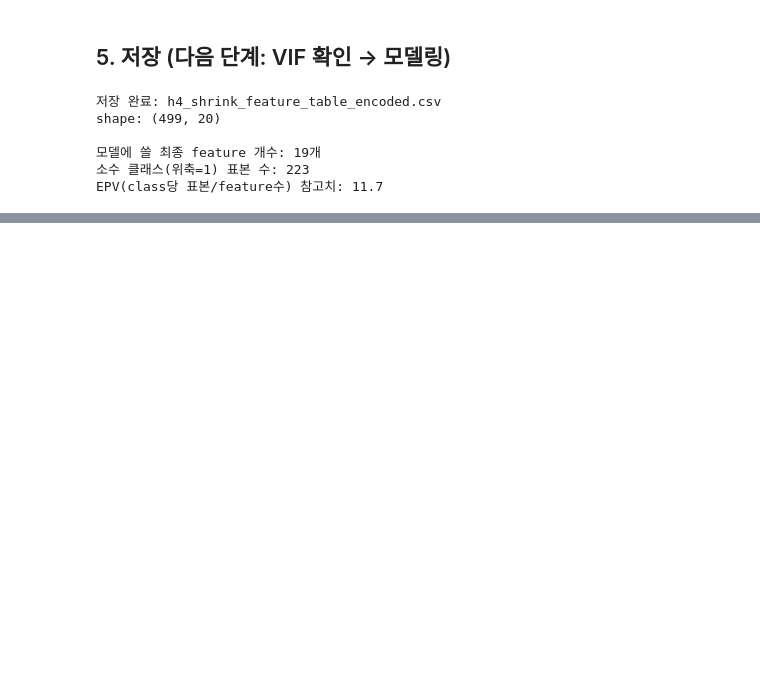
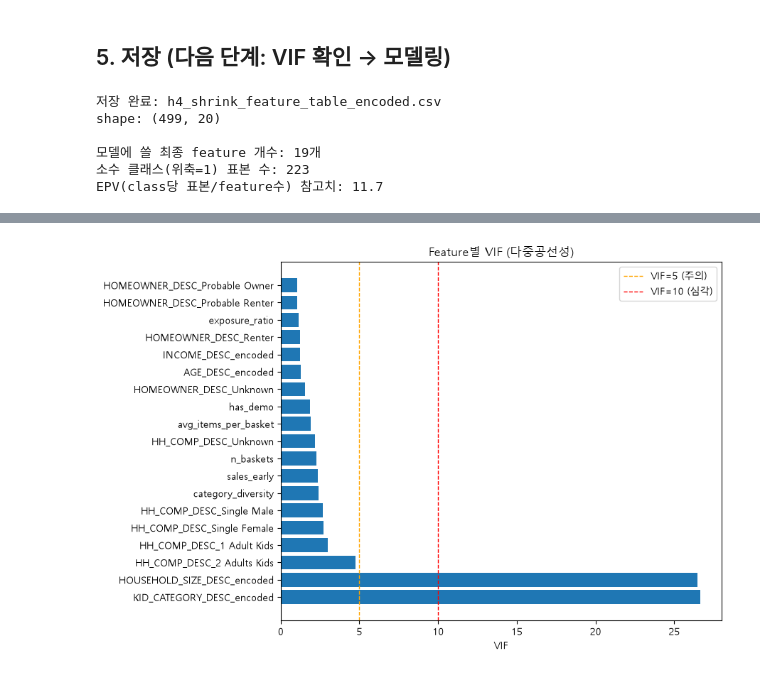
Before and after one commit to jiwoon-oh/ai-data-bootcamp, a Jupyter notebook: project-dunnhumby/h4_ml_encoding.ipynb, the cells around one changed output, grey strips where cells are left out. Saved outputs shown, nothing was run; the diff lists cells and outputs as text; code cells hidden in the pictures; blank space fills up the shorter version.

```diff
--- a/project-dunnhumby/h4_ml_encoding.ipynb
+++ b/project-dunnhumby/h4_ml_encoding.ipynb
@@ -198,0 +201,21 @@ EPV(class당 표본/feature수) 참고치: 11.7
+# %%
+from statsmodels.stats.outliers_influence import variance_inflation_factor
+from statsmodels.tools.tools import add_constant
+
+encoded_table = pd.read_csv("h4_shrink_feature_table_encoded.csv", index_col=0)
+
+feature_cols = [c for c in encoded_table.columns if c != "label_shrink"]
+X = encoded_table[feature_cols].copy()
+
+# VIF 계산엔 상수항(intercept)이 필요 — 계산 후 제외
+X_with_const = add_constant(X)
+
+vif_data = pd.DataFrame({
+    "feature": X_with_const.columns,
+    "VIF": [variance_inflation_factor(X_with_const.values, i) for i in range(X_with_const.shape[1])]
+})
+
+# 상수항 행 제외하고 VIF 큰 순으로 정렬
+vif_data = vif_data[vif_data["feature"] != "const"].sort_values("VIF", ascending=False).reset_index(drop=True)
+
+print(vif_data)
@@ -198,0 +264,24 @@ EPV(class당 표본/feature수) 참고치: 11.7
+# %%
+# 시각화
+import matplotlib.pyplot as plt
+import matplotlib.font_manager as fm
+
+
+candidates = ["Malgun Gothic", "NanumGothic", "AppleGothic"]
+available = {f.name for f in fm.fontManager.ttflist}
+font_name = next((c for c in candidates if c in available), None)
+if font_name:
+    plt.rcParams["font.family"] = font_name
+plt.rcParams["axes.unicode_minus"] = False
+
+fig, ax = plt.subplots(figsize=(9, 6))
+ax.barh(vif_data["feature"], vif_data["VIF"])
+ax.axvline(5, color='orange', linestyle='--', linewidth=1, label='VIF=5 (주의)')
+ax.axvline(10, color='red', linestyle='--', linewidth=1, label='VIF=10 (심각)')
+ax.set_xlabel("VIF")
+ax.set_title("Feature별 VIF (다중공선성)")
+ax.legend()
+plt.tight_layout()
+plt.show()
+# %% [output]
+[figure, added]
```
Also changed, not shown: parts of 4 cells of this notebook, 25 other files.
